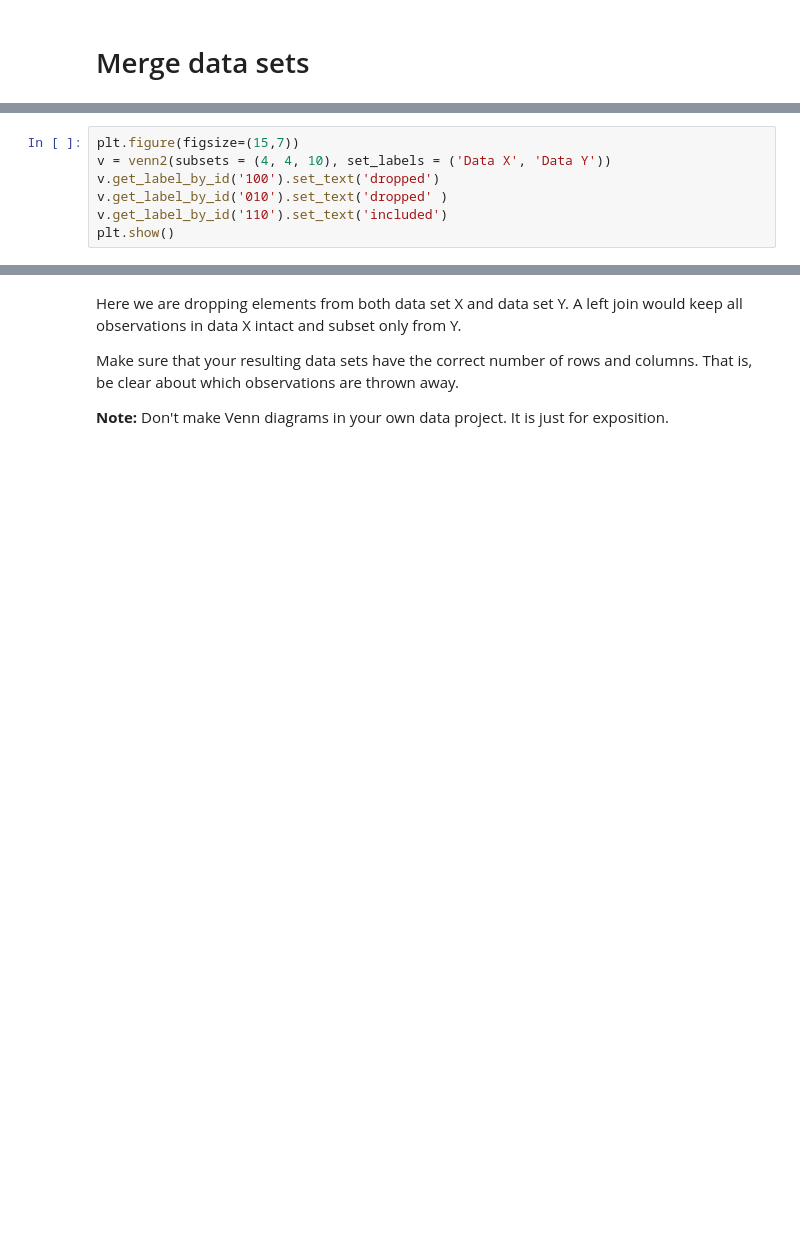
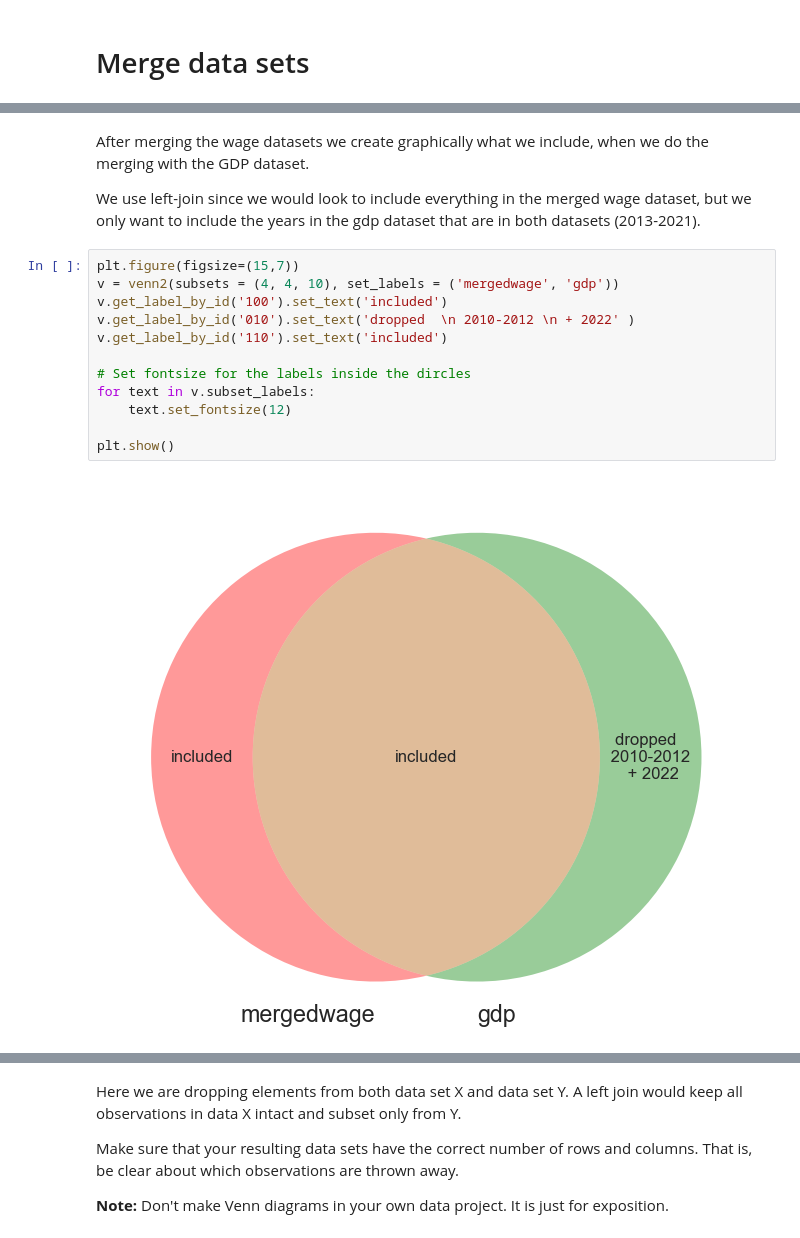
Before and after one commit to NumEconCopenhagen/projects-2023-julie-ida-ida, a Jupyter notebook: dataproject/dataproject.ipynb, the cells around one changed output, grey strips where cells are left out. Drawn from its saved outputs; the diff is of its cells as text; blank space fills up the shorter version.

Commit message:
merged

```diff
--- a/dataproject/dataproject.ipynb
+++ b/dataproject/dataproject.ipynb
@@ -223,7 +284,18 @@ Now you create combinations of your loaded data sets. Remember the illustration
+# %% [markdown]
+After merging the wage datasets we create graphically what we include, when we do the merging with the GDP dataset.
+
+We use left-join since we would look to include everything in the merged wage dataset, but we only want to include the years in the gdp dataset that are in both datasets (2013-2021).
 # %%
 plt.figure(figsize=(15,7))
-v = venn2(subsets = (4, 4, 10), set_labels = ('Data X', 'Data Y'))
-v.get_label_by_id('100').set_text('dropped')
-v.get_label_by_id('010').set_text('dropped' )
+v = venn2(subsets = (4, 4, 10), set_labels = ('mergedwage', 'gdp'))
+v.get_label_by_id('100').set_text('included')
+v.get_label_by_id('010').set_text('dropped  \n 2010-2012 \n + 2022' )
 v.get_label_by_id('110').set_text('included')
+
+# Set fontsize for the labels inside the dircles
+for text in v.subset_labels:
+    text.set_fontsize(12)
+
 plt.show()
+# %% [output]
+[figure, added]
```
Also changed, not shown: parts of 10 cells of this notebook, 1 other file.
